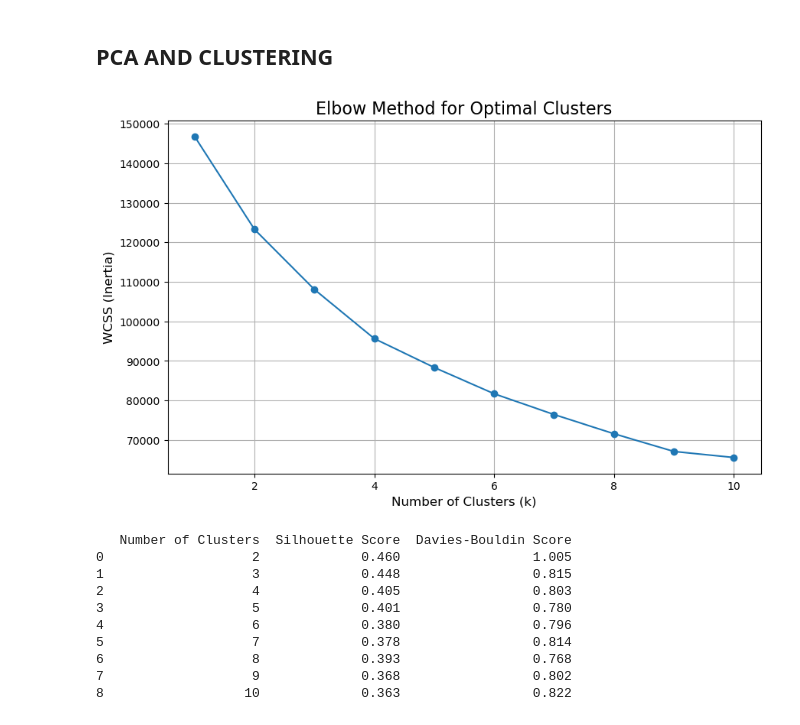
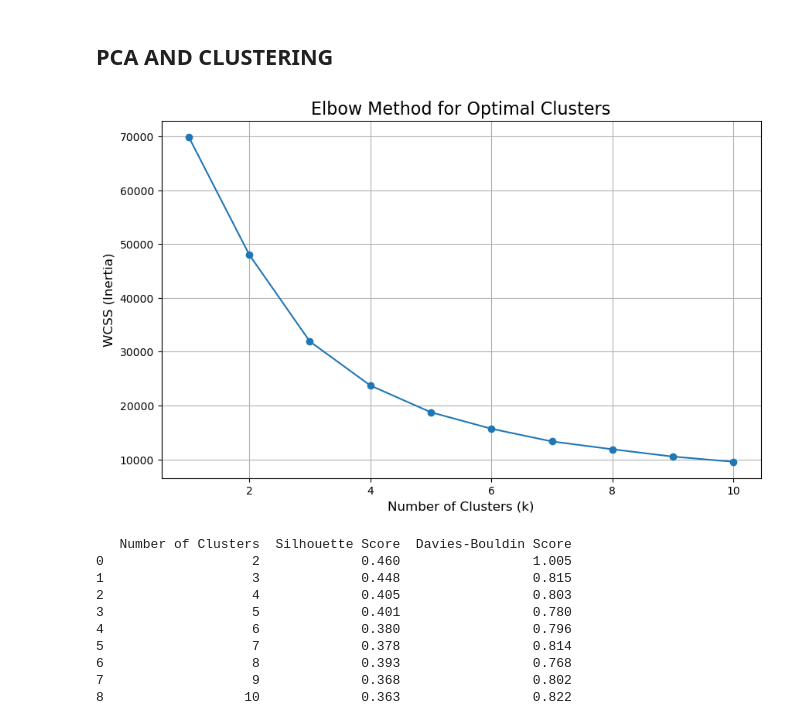
Before and after one commit to StarBread2/Atillo-ML, a Jupyter notebook: Updated/Clustering/Jupyter/Clustering.ipynb, the cells around one changed output. Saved outputs shown, nothing was run; the diff lists cells and outputs as text; code cells hidden in the pictures.

```diff
--- a/Updated/Clustering/Jupyter/Clustering.ipynb
+++ b/Updated/Clustering/Jupyter/Clustering.ipynb
@@ -54,35 +54,35 @@ print(df_scaled)
 #******************************************PCA******************************************
 pca = PCA(n_components=2)  # Reduce to 2 components for easier visualization
 df_pca = pca.fit_transform(df_scaled)
 #******************************************PCA******************************************
 
 
 
 
 
 #******************************************FINDING OPTIMAL K******************************************
 # Elbow Method to find optimal clusters
 wcss = []
 for k in range(1, 11):
     kmeans = KMeans(n_clusters=k,
                     random_state=42,
                     n_init=10,
                     max_iter=300)
-    kmeans.fit(df_scaled)
+    kmeans.fit(df_pca)
 
     wcss.append(kmeans.inertia_)
 
 # Plotting the Elbow Curve
 plt.figure(figsize=(10, 6))
 plt.plot(range(1, 11), wcss, marker='o')
 plt.title("Elbow Method for Optimal Clusters", fontsize=16)
 plt.xlabel("Number of Clusters (k)", fontsize=12)
 plt.ylabel("WCSS (Inertia)", fontsize=12)
 plt.grid()
 plt.show()
 #******************************************FINDING OPTIMAL K******************************************
 # %% [output]
-[figure, old version]
+[figure, new version]
 # %%
 #******************************************K AND ITS SCORES (SILHOUETES AND DB)******************************************
 # Test a range of cluster numbers for silhouette score and Davies-Bouldin Score
```
Also changed, not shown: 8 other files.
